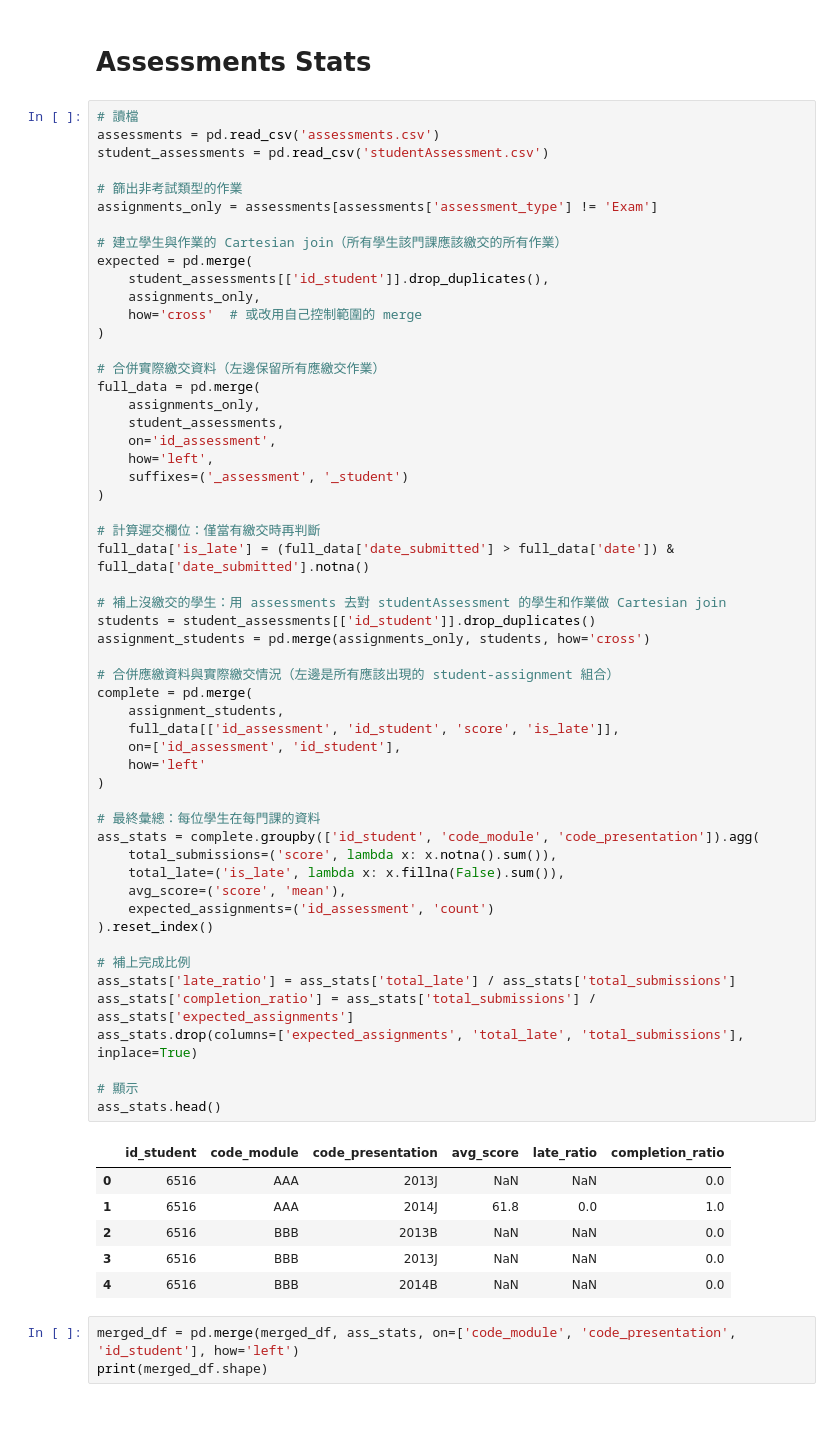
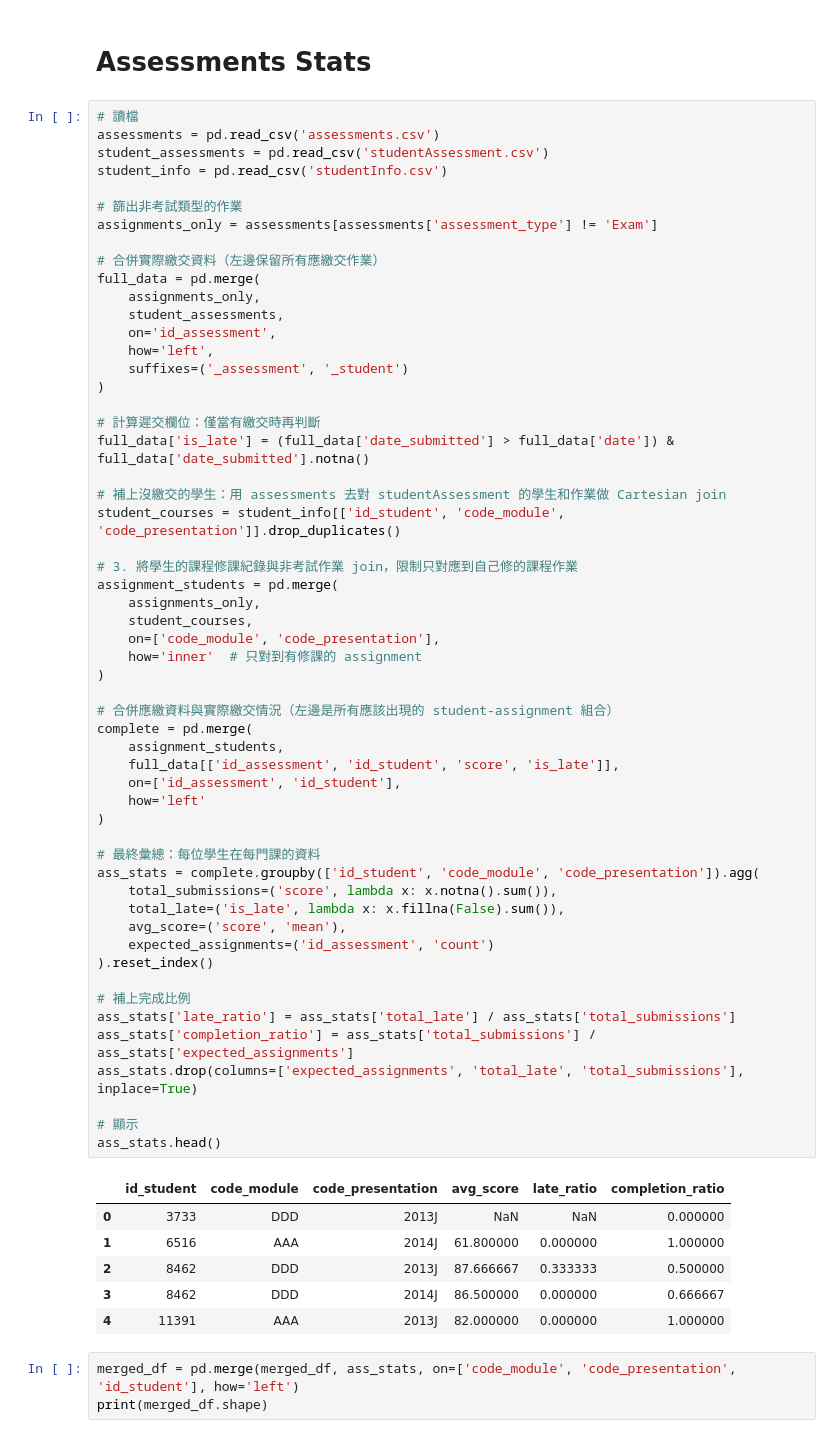
Before and after one commit to Chia-Chi-Shen/oulad, a Jupyter notebook: preprocess.ipynb, the cells around one changed output. Saved outputs shown, nothing was run; the diff lists cells and outputs as text.

```diff
--- a/preprocess.ipynb
+++ b/preprocess.ipynb
@@ -448,16 +448,10 @@ def normalize(df):
 # 讀檔
 assessments = pd.read_csv('assessments.csv')
 student_assessments = pd.read_csv('studentAssessment.csv')
+student_info = pd.read_csv('studentInfo.csv')
 
 # 篩出非考試類型的作業
 assignments_only = assessments[assessments['assessment_type'] != 'Exam']
-
-# 建立學生與作業的 Cartesian join（所有學生該門課應該繳交的所有作業）
-expected = pd.merge(
-    student_assessments[['id_student']].drop_duplicates(),
-    assignments_only,
-    how='cross'  # 或改用自己控制範圍的 merge
-)
 
 # 合併實際繳交資料（左邊保留所有應繳交作業）
 full_data = pd.merge(
@@ -471,40 +465,47 @@ full_data = pd.merge(
 # 計算遲交欄位：僅當有繳交時再判斷
 full_data['is_late'] = (full_data['date_submitted'] > full_data['date']) & full_data['date_submitted'].notna()
 
 # 補上沒繳交的學生：用 assessments 去對 studentAssessment 的學生和作業做 Cartesian join
-students = student_assessments[['id_student']].drop_duplicates()
-assignment_students = pd.merge(assignments_only, students, how='cross')
+student_courses = student_info[['id_student', 'code_module', 'code_presentation']].drop_duplicates()
+
+# 3. 將學生的課程修課紀錄與非考試作業 join，限制只對應到自己修的課程作業
+assignment_students = pd.merge(
+    assignments_only,
+    student_courses,
+    on=['code_module', 'code_presentation'],
+    how='inner'  # 只對到有修課的 assignment
+)
 
 # 合併應繳資料與實際繳交情況（左邊是所有應該出現的 student-assignment 組合）
 complete = pd.merge(
     assignment_students,
     full_data[['id_assessment', 'id_student', 'score', 'is_late']],
     on=['id_assessment', 'id_student'],
     how='left'
 )
 
 # 最終彙總：每位學生在每門課的資料
 ass_stats = complete.groupby(['id_student', 'code_module', 'code_presentation']).agg(
     total_submissions=('score', lambda x: x.notna().sum()),
     total_late=('is_late', lambda x: x.fillna(False).sum()),
     avg_score=('score', 'mean'),
     expected_assignments=('id_assessment', 'count')
 ).reset_index()
 
 # 補上完成比例
 ass_stats['late_ratio'] = ass_stats['total_late'] / ass_stats['total_submissions']
 ass_stats['completion_ratio'] = ass_stats['total_submissions'] / ass_stats['expected_assignments']
 ass_stats.drop(columns=['expected_assignments', 'total_late', 'total_submissions'], inplace=True)
 
 # 顯示
 ass_stats.head()
 # %% [output]
 |  | id_student | code_module | code_presentation | avg_score | late_ratio | completion_ratio |
-| 0 | 6516 | AAA | 2013J | NaN | NaN | 0.0 |
-| 1 | 6516 | AAA | 2014J | 61.8 | 0.0 | 1.0 |
-| 2 | 6516 | BBB | 2013B | NaN | NaN | 0.0 |
-| 3 | 6516 | BBB | 2013J | NaN | NaN | 0.0 |
-| 4 | 6516 | BBB | 2014B | NaN | NaN | 0.0 |
+| 0 | 3733 | DDD | 2013J | NaN | NaN | 0.000000 |
+| 1 | 6516 | AAA | 2014J | 61.800000 | 0.000000 | 1.000000 |
+| 2 | 8462 | DDD | 2013J | 87.666667 | 0.333333 | 0.500000 |
+| 3 | 8462 | DDD | 2014J | 86.500000 | 0.000000 | 0.666667 |
+| 4 | 11391 | AAA | 2013J | 82.000000 | 0.000000 | 1.000000 |
 # %%
 merged_df = pd.merge(merged_df, ass_stats, on=['code_module', 'code_presentation', 'id_student'], how='left')
 print(merged_df.shape)
```
Also changed, not shown: parts of 11 cells of this notebook, 7 other files.
